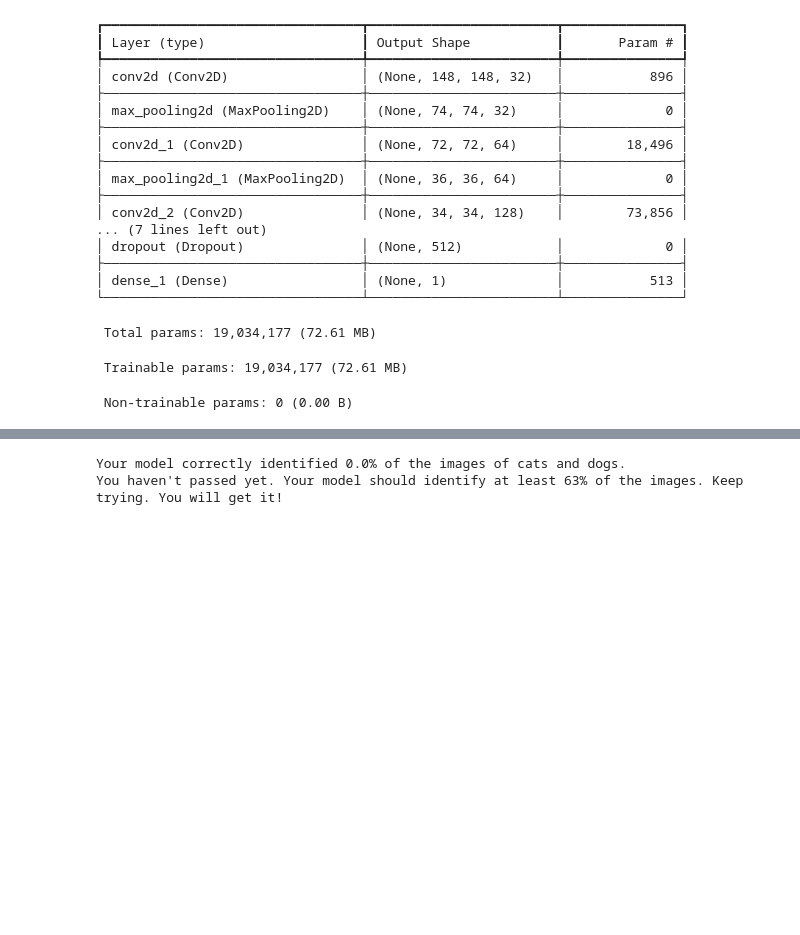
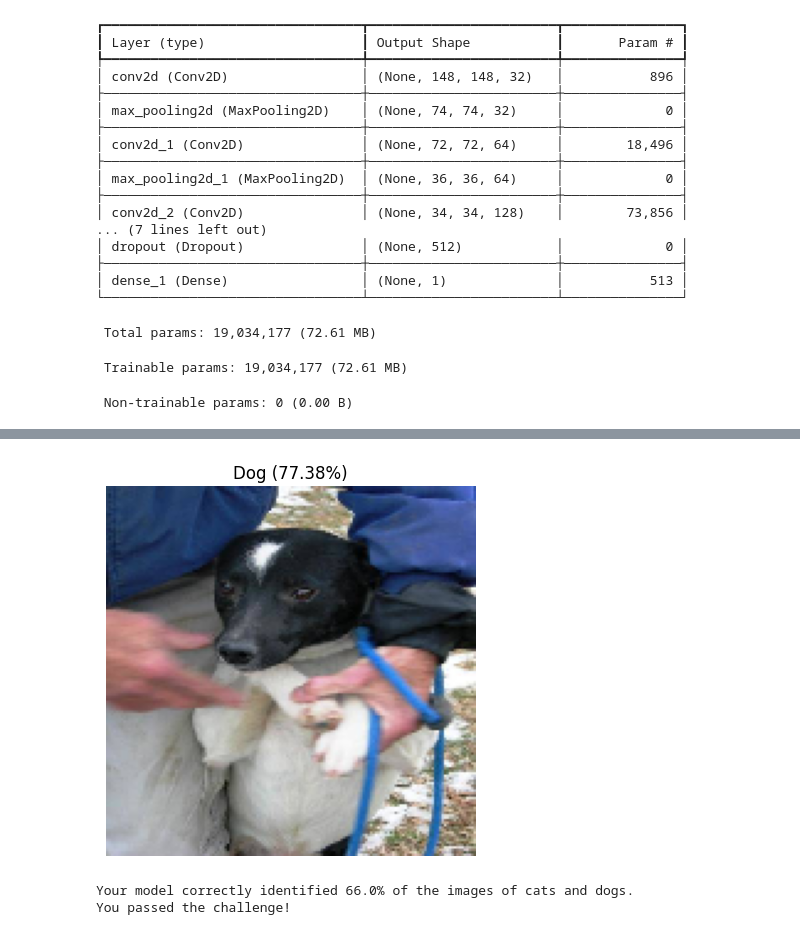
Before and after one commit to patrick26-Developer/Scatterplot-Graph, a Jupyter notebook: fcc_cat_dog.ipynb, the cells around one changed output, grey strips where cells are left out. Saved outputs shown, nothing was run; the diff lists cells and outputs as text; code cells hidden in the pictures; blank space fills up the shorter version.

Commit message:
modèle a atteint 66% de précision sur les images de test et a donc réussi le défi de freeCodeCamp (minimum requis : 63%)

```diff
--- a/fcc_cat_dog.ipynb
+++ b/fcc_cat_dog.ipynb
@@ -238,5 +236,0 @@ plt.show()
-# %%
-# 10
-test_data_gen.reset()
-predictions = model.predict(test_data_gen, steps=total_test)
-probabilities = predictions.flatten().tolist()
@@ -245,27 +236,0 @@ probabilities = predictions.flatten().tolist()
-# %%
-# Affichage
-# Récupérer un batch d'images de test
-test_images = next(test_data_gen)
-
-# Prédiction sur les images
-predictions = model.predict(test_images)
-probabilities = predictions.flatten().tolist()
-
-# Afficher les 5 premières images et leurs prédictions
-import matplotlib.pyplot as plt
-
-def plotImages(images_arr, probabilities):
-    fig, axes = plt.subplots(1, len(images_arr), figsize=(20, 20))
-
-    # S'assurer que axes est toujours une liste
-    if len(images_arr) == 1:
-        axes = [axes]
-
-    for img, probability, ax in zip(images_arr, probabilities, axes):
-        ax.imshow(img)
-        ax.set_title(f"{'Dog' if probability > 0.5 else 'Cat'}\n{probability:.2f}")
-        ax.axis('off')
-
-    plt.tight_layout()
-    plt.show()
-plotImages(test_images[:5], probabilities[:5])
@@ -275,3 +237,18 @@ plotImages(test_images[:5], probabilities[:5])
+# %%
+# Récupère un batch d'images de test (sans unpacking)
+test_images_batch = test_data_gen[0]  # Juste les images
+test_images = test_images_batch[:5]   # On prend les 5 premières images
+
+# Affichage avec prédictions
+for i, (img, prob) in enumerate(zip(test_images, probabilities[:5])):
+    plt.imshow(img)
+    plt.axis("off")
+    label = "Dog" if prob > 0.5 else "Cat"
+    confidence = prob if prob > 0.5 else 1 - prob
+    plt.title(f"{label} ({confidence*100:.2f}%)")
+    plt.show()
+# %% [output]
+[figure, added]
 # %%
 # 11
 answers =  [1, 0, 0, 1, 0, 0, 0, 0, 1, 1, 0,
@@ -297,5 +274,5 @@ if passed_challenge:
 else:
   print("You haven't passed yet. Your model should identify at least 63% of the images. Keep trying. You will get it!")
 # %% [output]
-Your model correctly identified 0.0% of the images of cats and dogs.
-You haven't passed yet. Your model should identify at least 63% of the images. Keep trying. You will get it!
+Your model correctly identified 66.0% of the images of cats and dogs.
+You passed the challenge!
```
Also changed, not shown: parts of 7 cells of this notebook.
